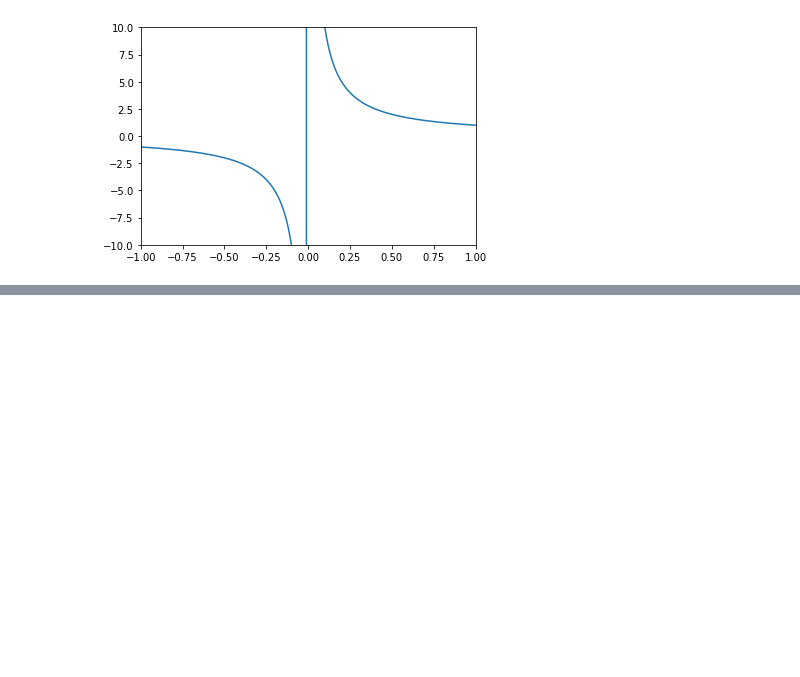
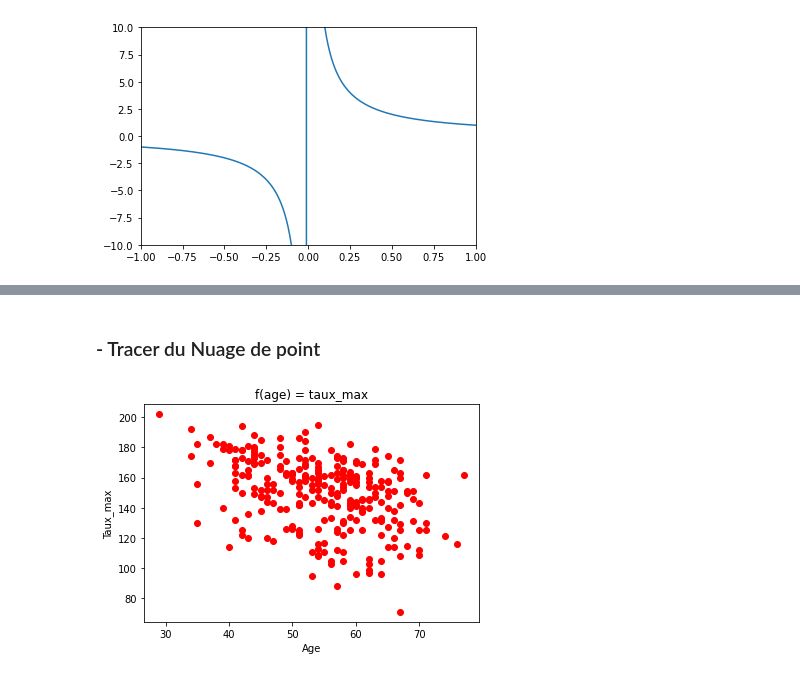
Before and after one commit to kevinDlan/notebook, a Jupyter notebook: Pyplot.ipynb, the cells around one changed output, grey strips where cells are left out. Cells and saved outputs as stored; diff of their text form; code cells hidden in the pictures; blank space fills up the shorter version.

```diff
--- a/Pyplot.ipynb
+++ b/Pyplot.ipynb
@@ -129,0 +134,2 @@ plt.close()
+# %%
+df = pd.read_table('heart.txt')
@@ -129,0 +152,13 @@ plt.close()
+# %% [markdown]
+### - Tracer du Nuage de point
+# %%
+# Nuage de point de la variable taux en fonction de la variable age
+X = df['age'].values
+Y = df['taux_max'].values
+plt.xlabel('Age')
+plt.ylabel('Taux_max')
+plt.title('f(age) = taux_max')
+plt.plot(X,Y,'o', color = "red")
+plt.show()
+# %% [output]
+[figure, added]
```
Also changed, not shown: parts of 6 cells of this notebook, 1 other file.
